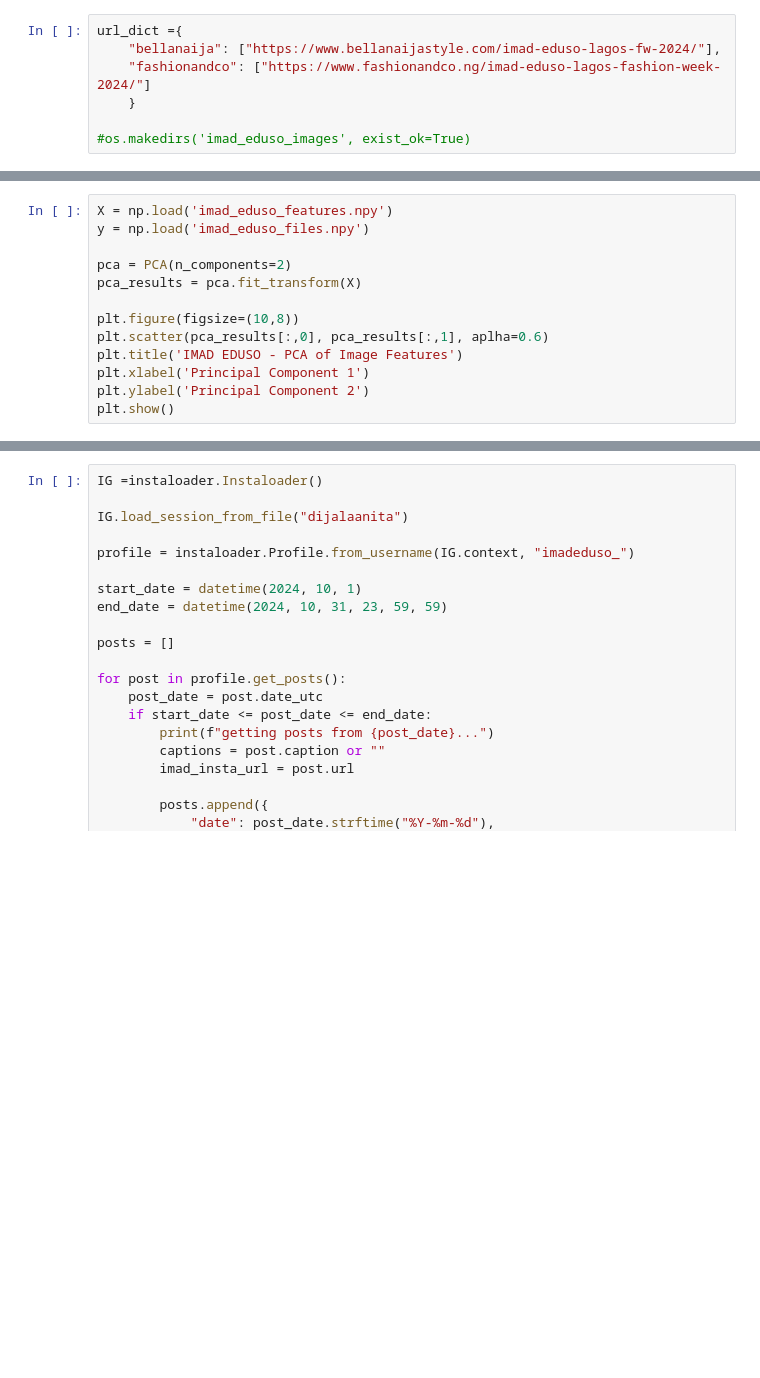
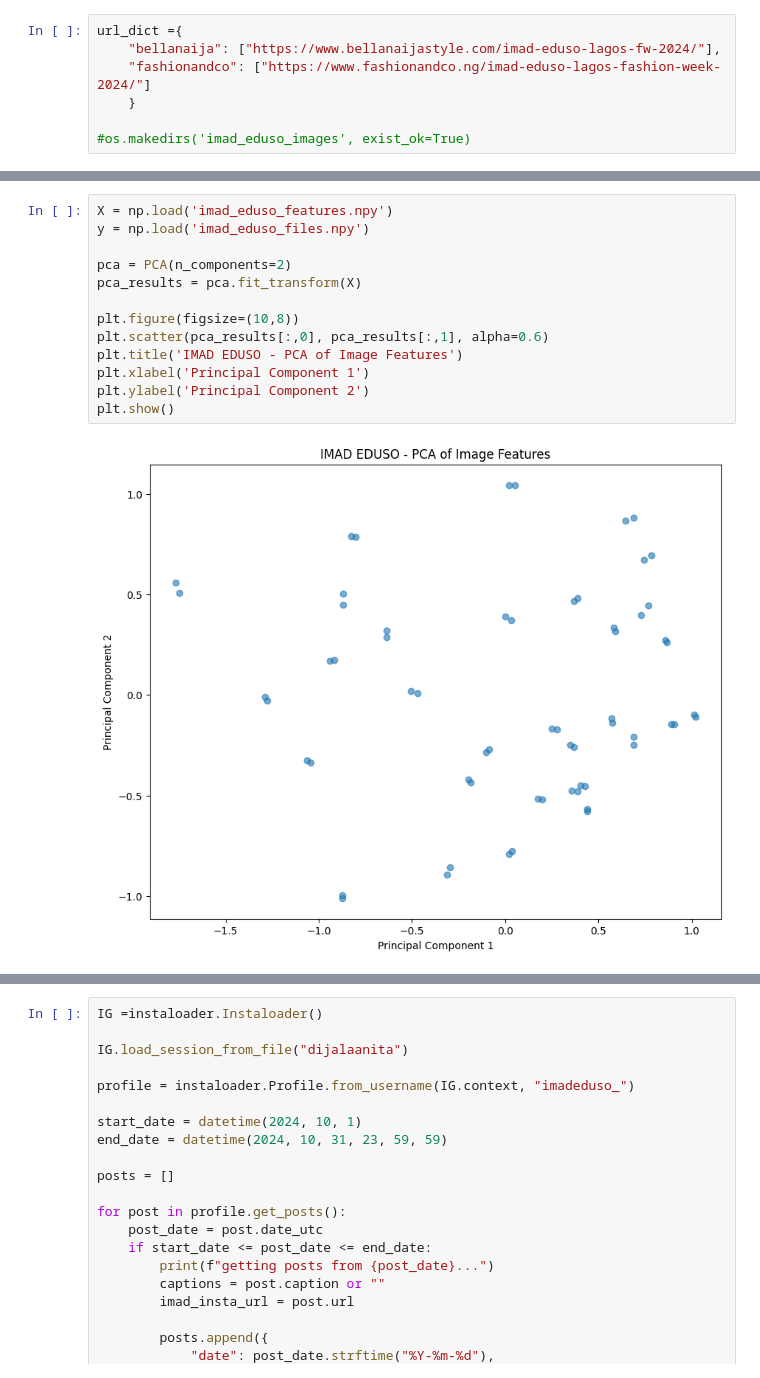
Before and after one commit to dijalaanita/Lagos-FW-2024-Analysis, a Jupyter notebook: main.ipynb, the cells around one changed output, grey strips where cells are left out. Saved outputs shown, nothing was run; the diff lists cells and outputs as text; blank space fills up the shorter version.

```diff
--- a/main.ipynb
+++ b/main.ipynb
@@ -167,13 +176,15 @@ ModuleNotFoundError: No module named 'tensorflow'
 # %%
 X = np.load('imad_eduso_features.npy')
 y = np.load('imad_eduso_files.npy')
 
 pca = PCA(n_components=2)
 pca_results = pca.fit_transform(X)
 
 plt.figure(figsize=(10,8))
-plt.scatter(pca_results[:,0], pca_results[:,1], aplha=0.6)
+plt.scatter(pca_results[:,0], pca_results[:,1], alpha=0.6)
 plt.title('IMAD EDUSO - PCA of Image Features')
 plt.xlabel('Principal Component 1')
 plt.ylabel('Principal Component 2')
 plt.show()
+# %% [output]
+[figure, added]
```
Also changed, not shown: parts of 7 cells of this notebook.
